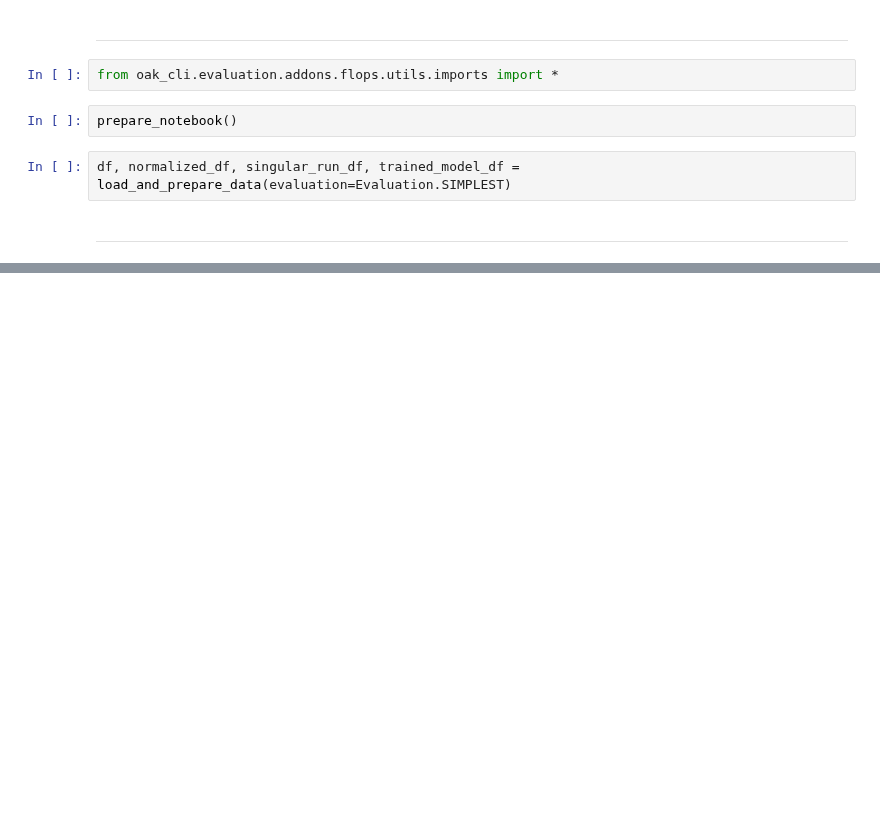
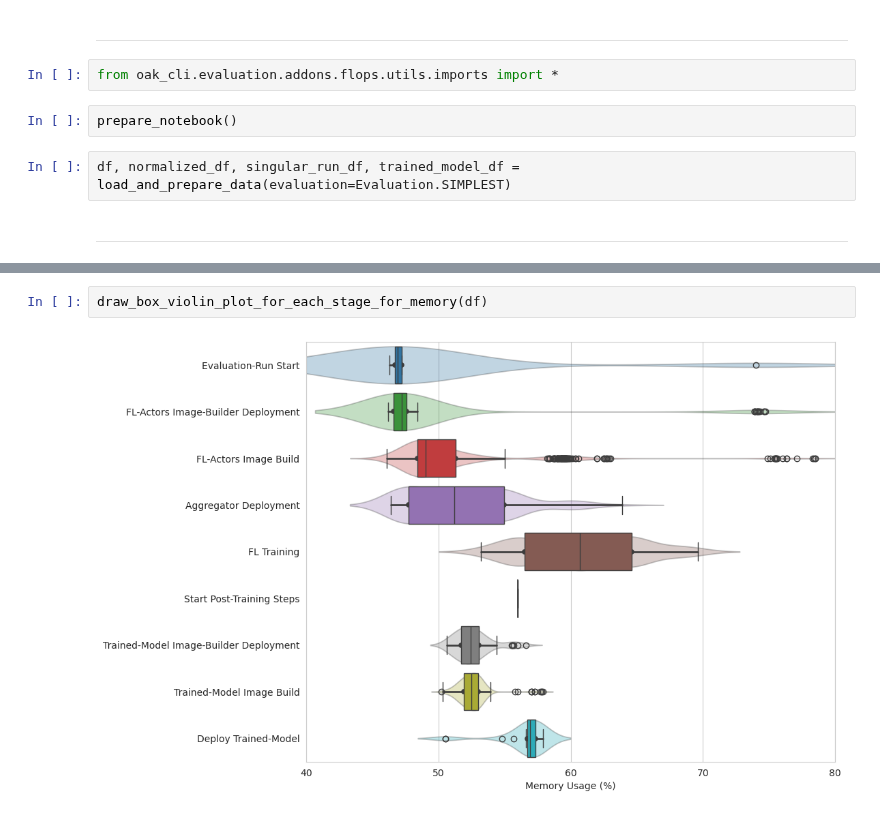
Before and after one commit to oakestra/oakestra-cli, a Jupyter notebook: oak_cli/evaluation/addons/flops/evaluations/1_simplest/notebooks/cpu_and_memory.ipynb, the cells around one changed output, grey strips where cells are left out. Cells and saved outputs as stored; diff of their text form; blank space fills up the shorter version.

```diff
--- a/oak_cli/evaluation/addons/flops/evaluations/1_simplest/notebooks/cpu_and_memory.ipynb
+++ b/oak_cli/evaluation/addons/flops/evaluations/1_simplest/notebooks/cpu_and_memory.ipynb
@@ -43,0 +21,4 @@ draw_box_violin_plot_for_each_stage(
+# %%
+draw_box_violin_plot_for_each_stage_for_memory(df)
+# %% [output]
+[figure, added]
```
Also changed, not shown: parts of 5 cells of this notebook, 10 other files.
